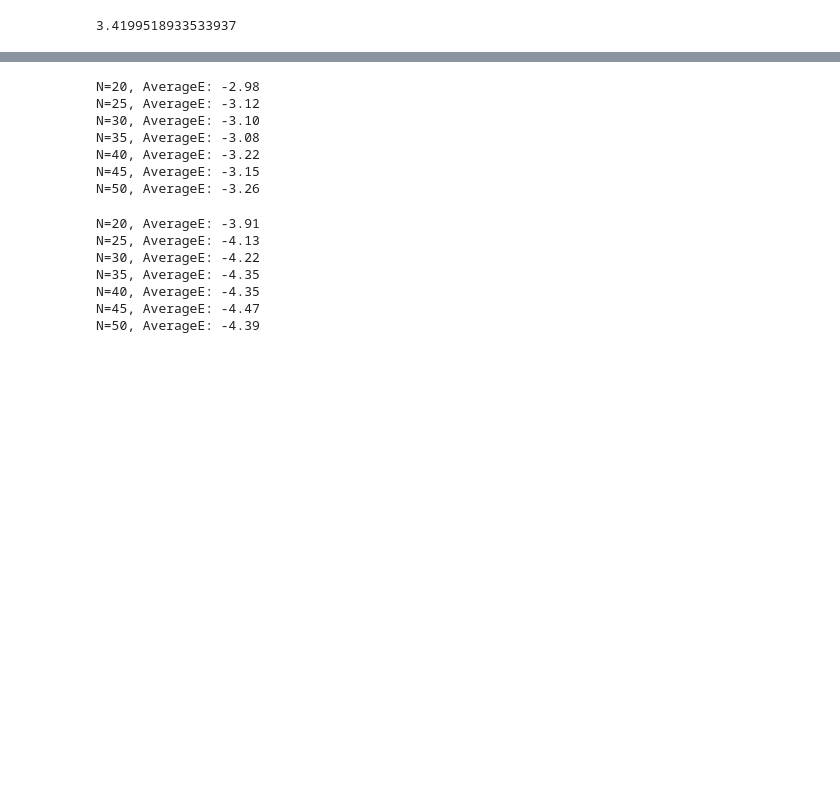
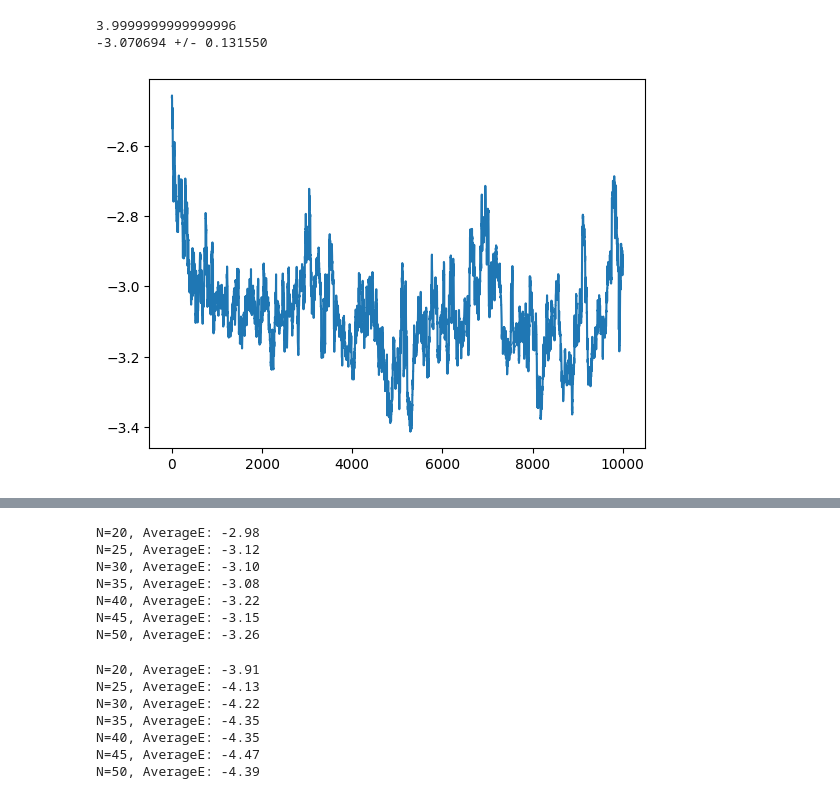
Before and after one commit to erjank/563-a1, a Jupyter notebook: feb24/mc-lj.ipynb, the cells around one changed output, grey strips where cells are left out. Cells and saved outputs as stored; diff of their text form; code cells hidden in the pictures; blank space fills up the shorter version.

```diff
--- a/feb24/mc-lj.ipynb
+++ b/feb24/mc-lj.ipynb
@@ -89,10 +98,17 @@ class simulation():
 # %%
-density = 0.7
-N = 28
+density = 0.5
+N = 32
 V = N/density
 L = V**(1/3)
 print(L)
 maxSteps = 10000
-s = simulation(N=N, L=L, maxSteps = maxSteps,debug=False)
+s = simulation(N=N, L=L, maxSteps = maxSteps,debug=False,seed=23)
+print("{:02f} +/- {:02f}".format(s.energies.mean()/N, s.energies.std()/N))
 # %% [output]
-3.4199518933533937
+3.9999999999999996
+-3.070694 +/- 0.131550
+# %%
+plt.plot(s.energies[0:]/N)
+plt.show()
+# %% [output]
+[figure, added]
```
Also changed, not shown: parts of 5 cells of this notebook.
